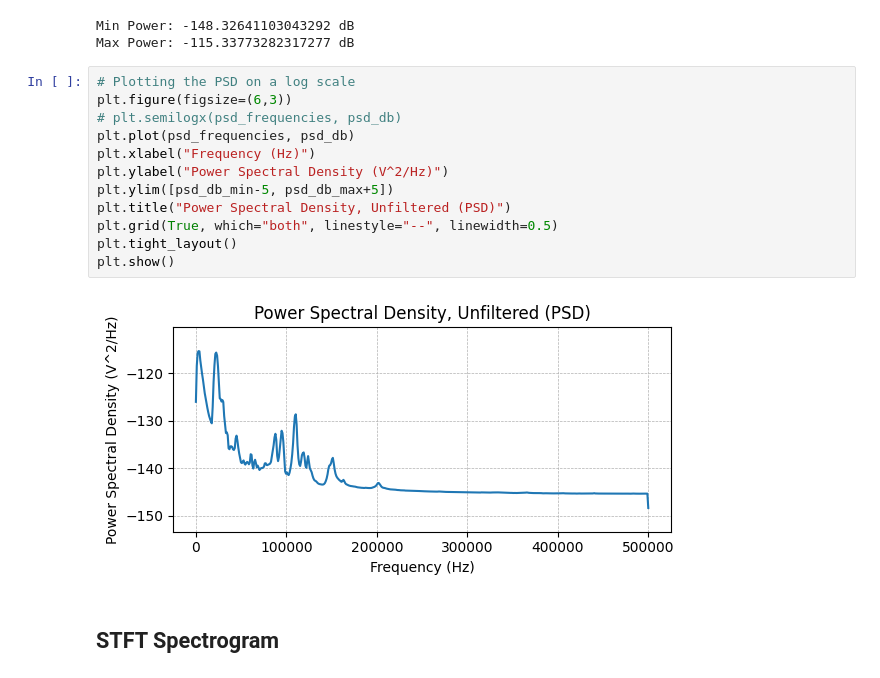
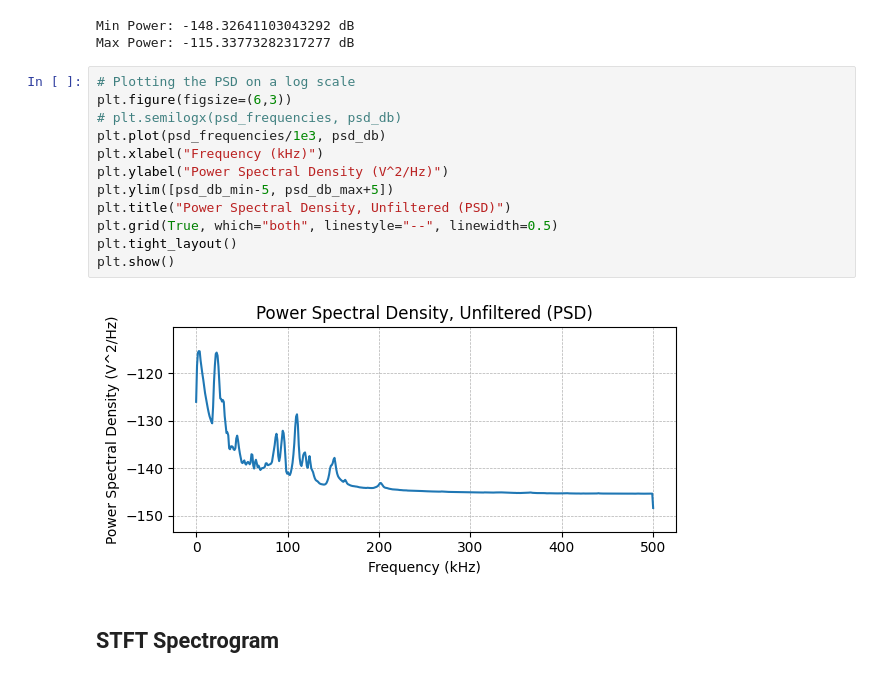
Before and after one commit to spier16/NED3-acoustic-analysis, a Jupyter notebook: Mistras/EasyAE/EasyAE_Analysis.ipynb, the cells around one changed output. Cells and saved outputs as stored; diff of their text form.

```diff
--- a/Mistras/EasyAE/EasyAE_Analysis.ipynb
+++ b/Mistras/EasyAE/EasyAE_Analysis.ipynb
@@ -254,17 +258,17 @@ Max Power: -115.33773282317277 dB
 # %%
 # Plotting the PSD on a log scale
 plt.figure(figsize=(6,3))
 # plt.semilogx(psd_frequencies, psd_db)
-plt.plot(psd_frequencies, psd_db)
-plt.xlabel("Frequency (Hz)")
+plt.plot(psd_frequencies/1e3, psd_db)
+plt.xlabel("Frequency (kHz)")
 plt.ylabel("Power Spectral Density (V^2/Hz)")
 plt.ylim([psd_db_min-5, psd_db_max+5])
 plt.title("Power Spectral Density, Unfiltered (PSD)")
 plt.grid(True, which="both", linestyle="--", linewidth=0.5)
 plt.tight_layout()
 plt.show()
 # %% [output]
-[figure, old version]
+[figure, new version]
 # %% [markdown]
 ## STFT Spectrogram
 # %%
```
Also changed, not shown: parts of 3 cells of this notebook, 2 other files.
